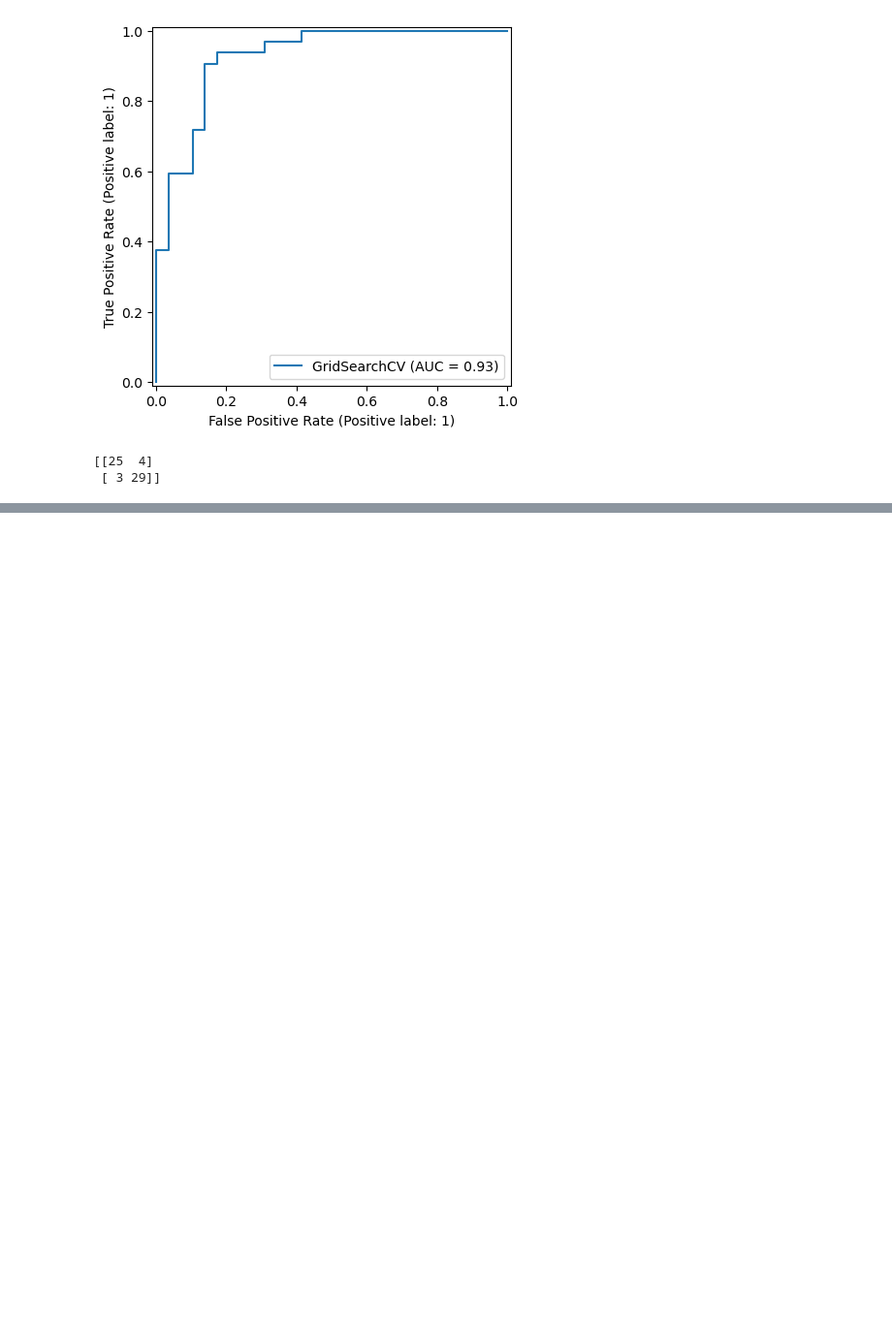
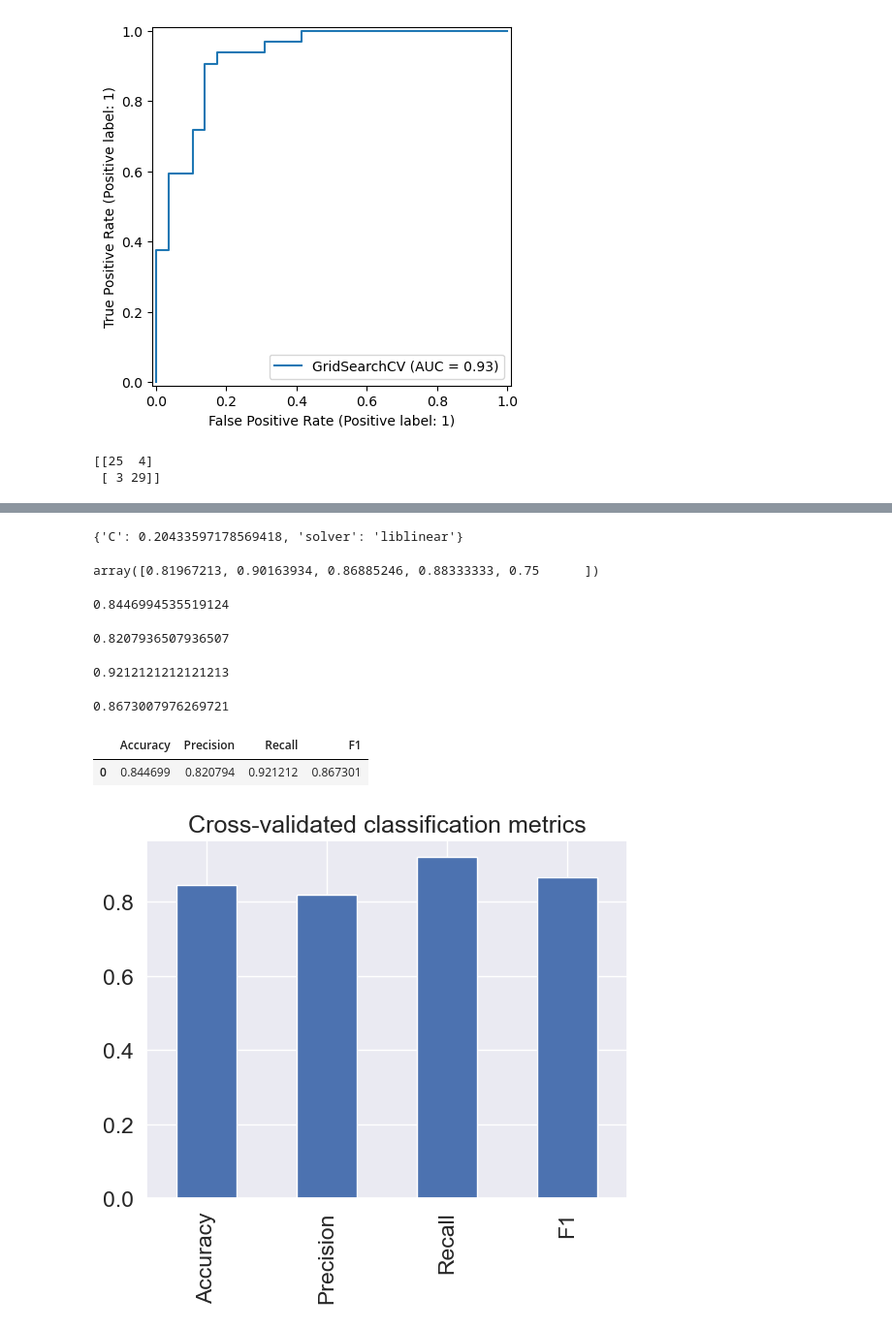
Before and after one commit to Ahmad-Reza/heart-disease-classification, a Jupyter notebook: heart-disease-classification.ipynb, the cells around one changed output, grey strips where cells are left out. Shown at 97% size. Drawn from its saved outputs; the diff is of its cells as text; code cells hidden in the pictures; blank space fills up the shorter version.

```diff
--- a/heart-disease-classification.ipynb
+++ b/heart-disease-classification.ipynb
@@ -788,0 +825,4 @@ print(confusion_matrix(y_test, y_preds))
+# %%
+gs_log_reg.best_params_
+# %% [output]
+{'C': 0.20433597178569418, 'solver': 'liblinear'}
@@ -788,0 +833,63 @@ print(confusion_matrix(y_test, y_preds))
+# %%
+# Cross-validation accuracy
+cv_acc = cross_val_score(clf,
+                        X,
+                        y,
+                        cv=5,
+                        scoring="accuracy")
+cv_acc
+# %% [output]
+array([0.81967213, 0.90163934, 0.86885246, 0.88333333, 0.75      ])
+# %%
+cv_acc = np.mean(cv_acc)
+cv_acc
+# %% [output]
+0.8446994535519124
+# %%
+# Cross-validation precision
+cv_precision = cross_val_score(clf,
+                               X,
+                               y,
+                               cv=5,
+                               scoring="precision")
+cv_precision=np.mean(cv_precision)
+cv_precision
+# %% [output]
+0.8207936507936507
+# %%
+# Cross-validation recall
+cv_recall = cross_val_score(clf,
+                               X,
+                               y,
+                               cv=5,
+                               scoring="recall")
+cv_recall = np.mean(cv_recall)
+cv_recall
+# %% [output]
+0.9212121212121213
+# %%
+# Cross-validation f1--score
+cv_f1 = cross_val_score(clf,
+                        X,
+                        y,
+                       cv=5,
+                       scoring="f1")
+cv_f1 = np.mean(cv_f1)
+cv_f1
+# %% [output]
+0.8673007976269721
+# %%
+cv_matrics = pd.DataFrame({"Accuracy": cv_acc,
+                           "Precision": cv_precision,
+                           "Recall": cv_recall,
+                           "F1": cv_f1},
+                         index=[0])
+cv_matrics
+# %% [output]
+|  | Accuracy | Precision | Recall | F1 |
+| 0 | 0.844699 | 0.820794 | 0.921212 | 0.867301 |
+# %%
+cv_matrics.T.plot.bar(title="Cross-validated classification metrics",
+                     legend=False);
+# %% [output]
+[figure, added]
```
Also changed, not shown: parts of 15 cells of this notebook.
